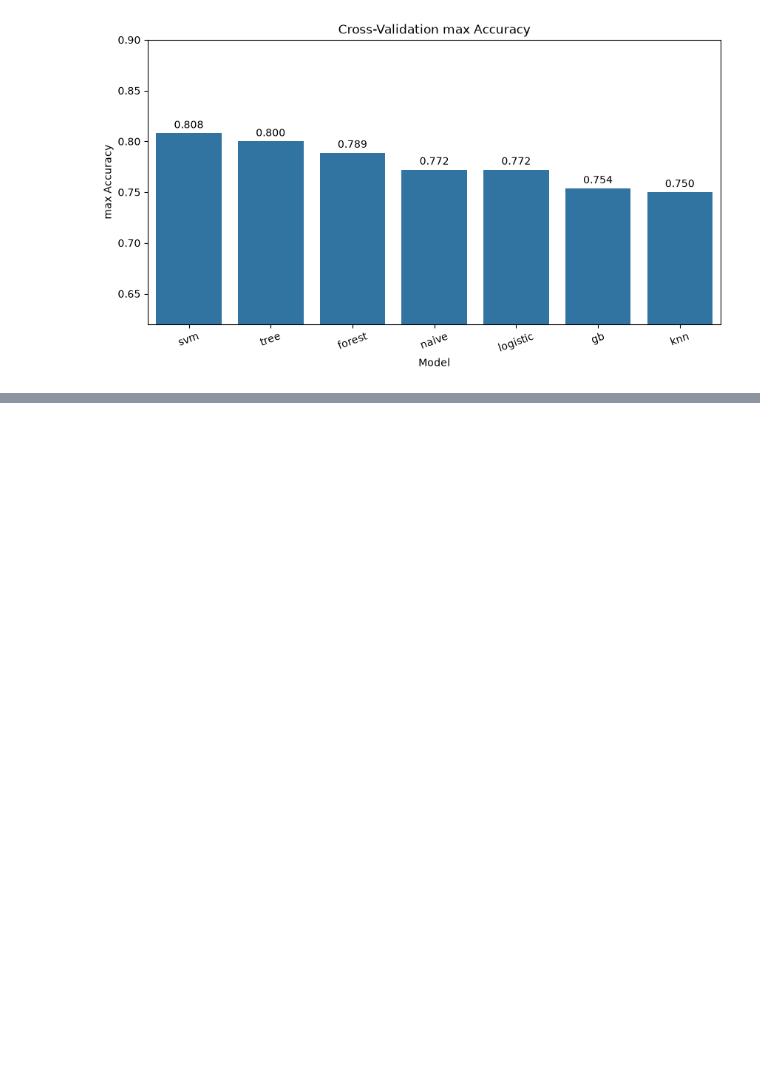
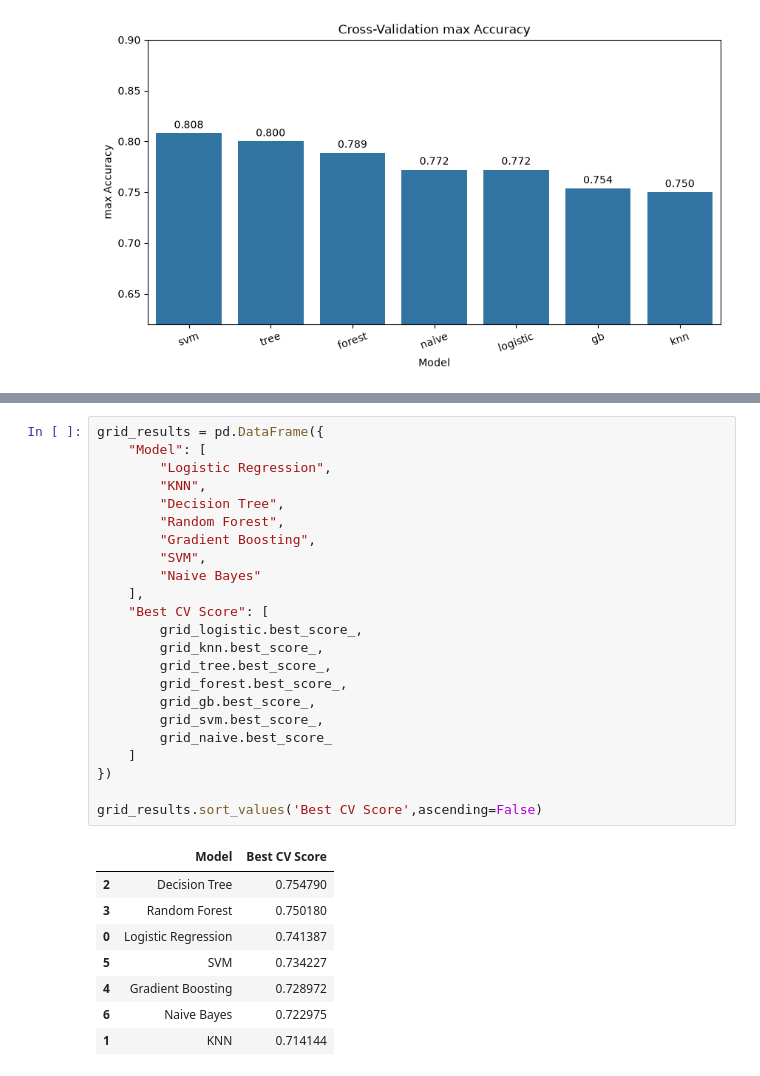
Before and after one commit to Mohamadzf23/titanic-survival-classification, a Jupyter notebook: src/titanic_classification.ipynb, the cells around one changed output, grey strips where cells are left out. Cells and saved outputs as stored; diff of their text form; blank space fills up the shorter version.

```diff
--- a/src/titanic_classification.ipynb
+++ b/src/titanic_classification.ipynb
@@ -1000,0 +1166,32 @@ plt.show()
+# %%
+grid_results = pd.DataFrame({
+    "Model": [
+        "Logistic Regression",
+        "KNN",
+        "Decision Tree",
+        "Random Forest",
+        "Gradient Boosting",
+        "SVM",
+        "Naive Bayes"
+    ],
+    "Best CV Score": [
+        grid_logistic.best_score_,
+        grid_knn.best_score_,
+        grid_tree.best_score_,
+        grid_forest.best_score_,
+        grid_gb.best_score_,
+        grid_svm.best_score_,
+        grid_naive.best_score_
+    ]
+})
+
+grid_results.sort_values('Best CV Score',ascending=False)
+# %% [output]
+|  | Model | Best CV Score |
+| 2 | Decision Tree | 0.754790 |
+| 3 | Random Forest | 0.750180 |
+| 0 | Logistic Regression | 0.741387 |
+| 5 | SVM | 0.734227 |
+| 4 | Gradient Boosting | 0.728972 |
+| 6 | Naive Bayes | 0.722975 |
+| 1 | KNN | 0.714144 |
```
Also changed, not shown: parts of 11 cells of this notebook.
